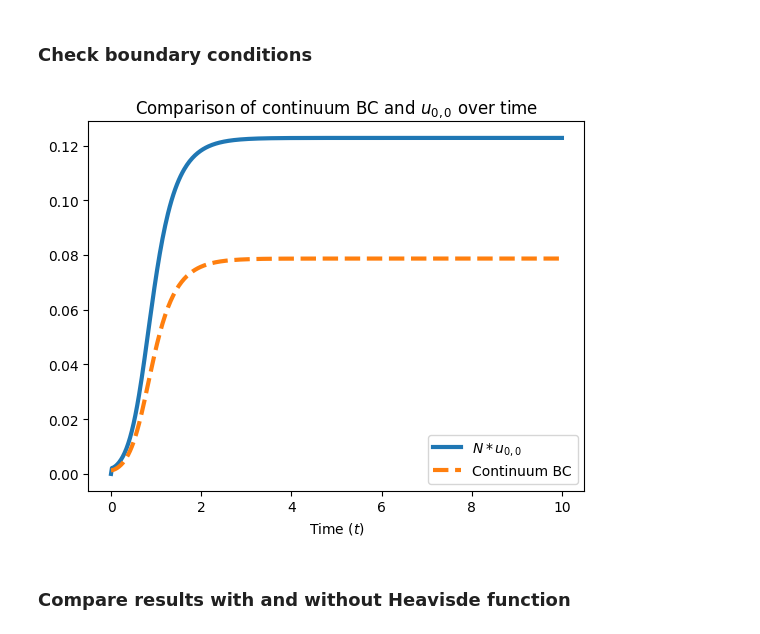
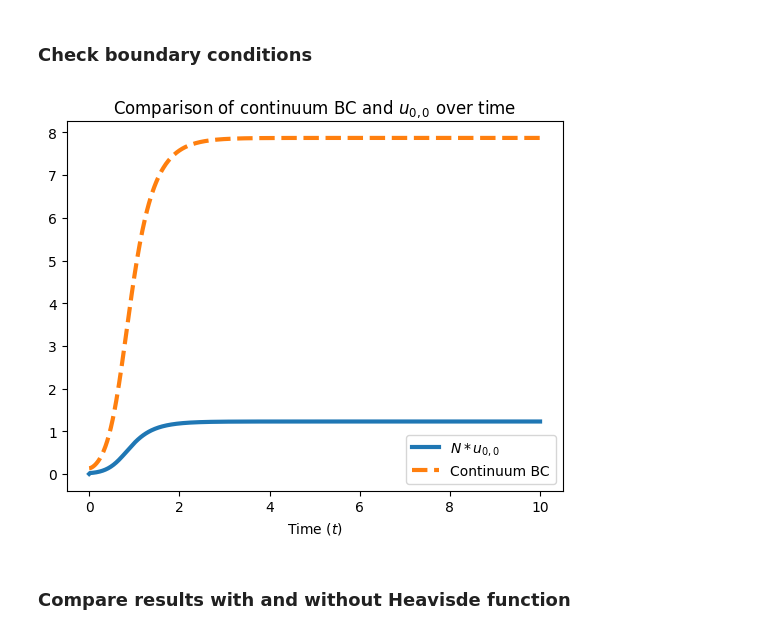
Before and after one commit to eleonoraagostinelli/VolumeFilling-Multiscale-Model, a Jupyter notebook: Discrete_SpaceStructure_Solver.ipynb, the cells around one changed output. Saved outputs shown, nothing was run; the diff lists cells and outputs as text; code cells hidden in the pictures.

```diff
--- a/Discrete_SpaceStructure_Solver.ipynb
+++ b/Discrete_SpaceStructure_Solver.ipynb
@@ -284,20 +284,20 @@ plt.show()
 # %%
 # Compute the continuum BC
 VLt = model.compute_VL(U)
 gt = p.sigma_b + p.sigma_max * VLt / (1.0 + VLt)
 continuum_BC = gt / (p.kplus * model.n_decay[0])
 
 # Plot evolution of u_{0,0} compared to the evolution of the continuum BC
-plt.plot(sol.t, p.N / (p.M**(1/2)) * U[:, 0, 0], label="$N * u_{0,0}$", linewidth=3)
-plt.plot(sol.t, continuum_BC, label="Continuum BC", linewidth=3, linestyle='--')
+plt.plot(sol.t, p.N  * U[:, 0, 0], label="$N * u_{0,0}$", linewidth=3)
+plt.plot(sol.t, p.M * continuum_BC, label="Continuum BC", linewidth=3, linestyle='--')
 
 plt.title("Comparison of continuum BC and $u_{0,0}$ over time")
 plt.xlabel("Time ($t$)")
 
 plt.legend()
 plt.show()
 # %% [output]
-[figure, old version]
+[figure, new version]
 # %% [markdown]
 ### Compare results with and without Heavisde function
 # %%
```
